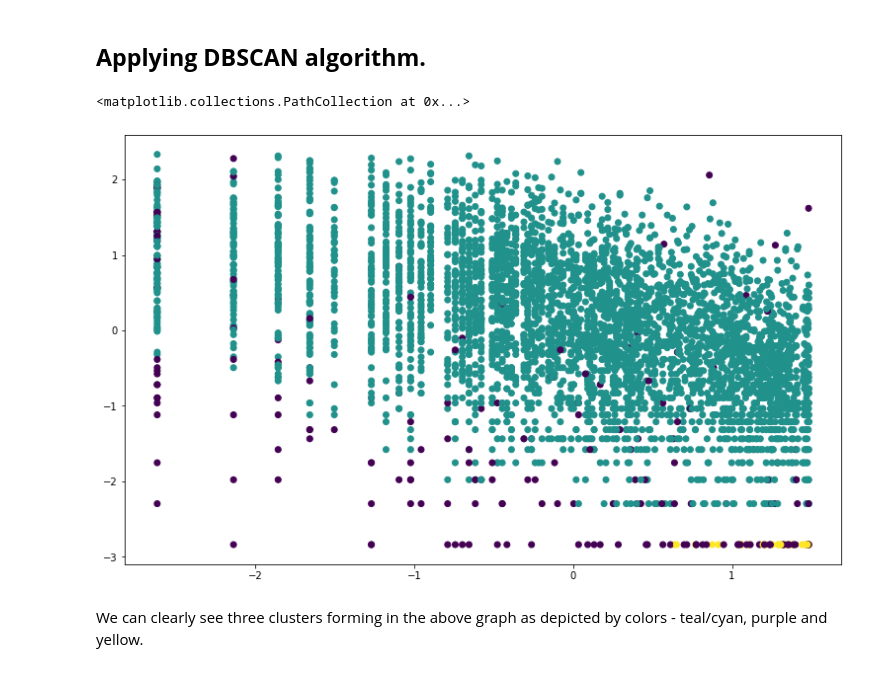
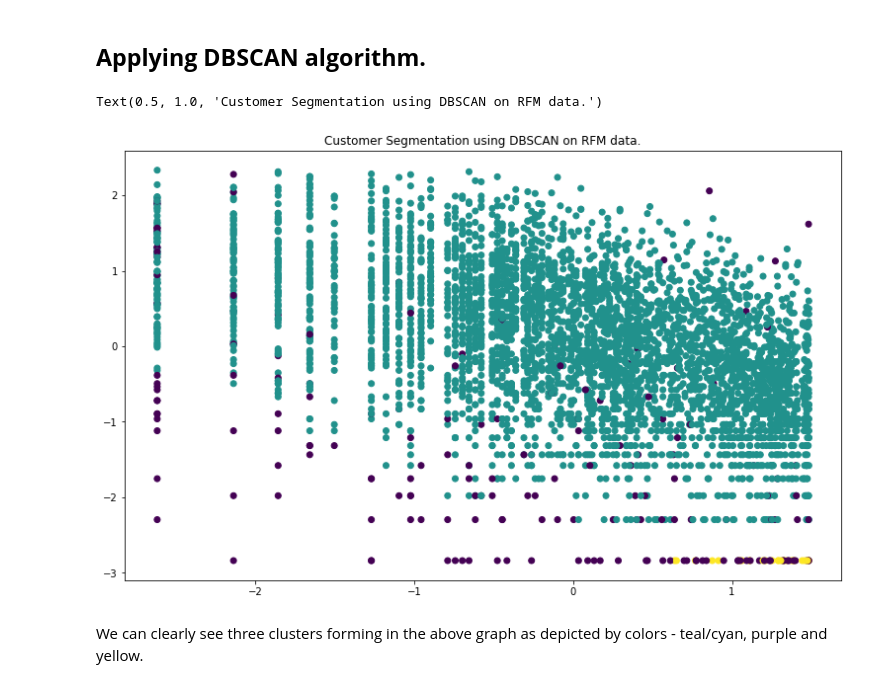
Before and after one commit to gopaljigupta45/Online_Retail_Customer_Segmentation, a Jupyter notebook: Online_Retail_Customer_Segmentation_Capstone_Project_GOPAL_JI_GUPTA_.ipynb, the cells around one changed output. Drawn from its saved outputs; the diff is of its cells as text; code cells hidden in the pictures.

```diff
--- a/Online_Retail_Customer_Segmentation_Capstone_Project_GOPAL_JI_GUPTA_.ipynb
+++ b/Online_Retail_Customer_Segmentation_Capstone_Project_GOPAL_JI_GUPTA_.ipynb
@@ -1052,17 +1052,20 @@ We can clearly visualize the 3 clusters from the above graph. However there seem
 # %%
 # importing DBSCAN from sklearn.cluster
 from sklearn.cluster import DBSCAN
 from sklearn import metrics
 
 # fitting the model
 y_pred = DBSCAN(eps=0.5, min_samples=15).fit_predict(X)
 
 # plotting the results
 plt.figure(figsize=(13,8))
 plt.scatter(X[:,0], X[:,1], c=y_pred)
+
+# setting the title.
+plt.title('Customer Segmentation using DBSCAN on RFM data.')
 # %% [output]
-<matplotlib.collections.PathCollection at 0x...>
+Text(0.5, 1.0, 'Customer Segmentation using DBSCAN on RFM data.')
-[figure, old version]
+[figure, new version]
 # %% [markdown]
 We can clearly see three clusters forming in the above graph as depicted by colors - teal/cyan, purple and yellow.
 # %%
```
Also changed, not shown: parts of 5 cells of this notebook.
